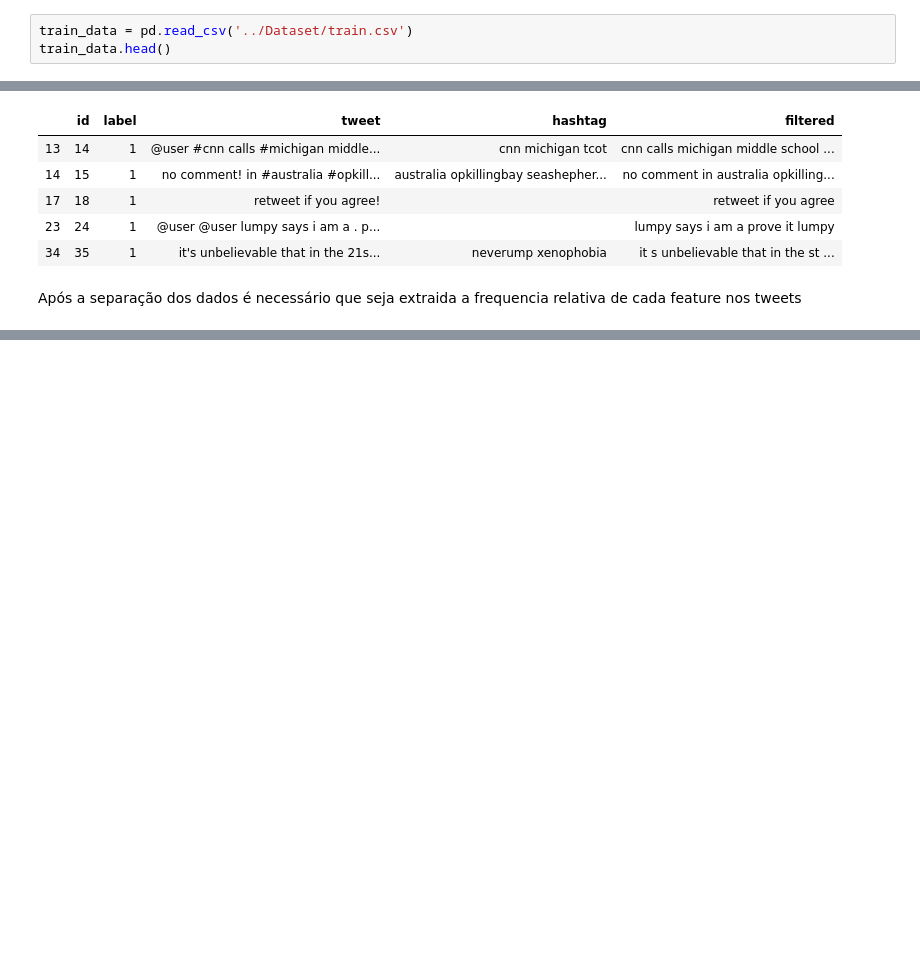
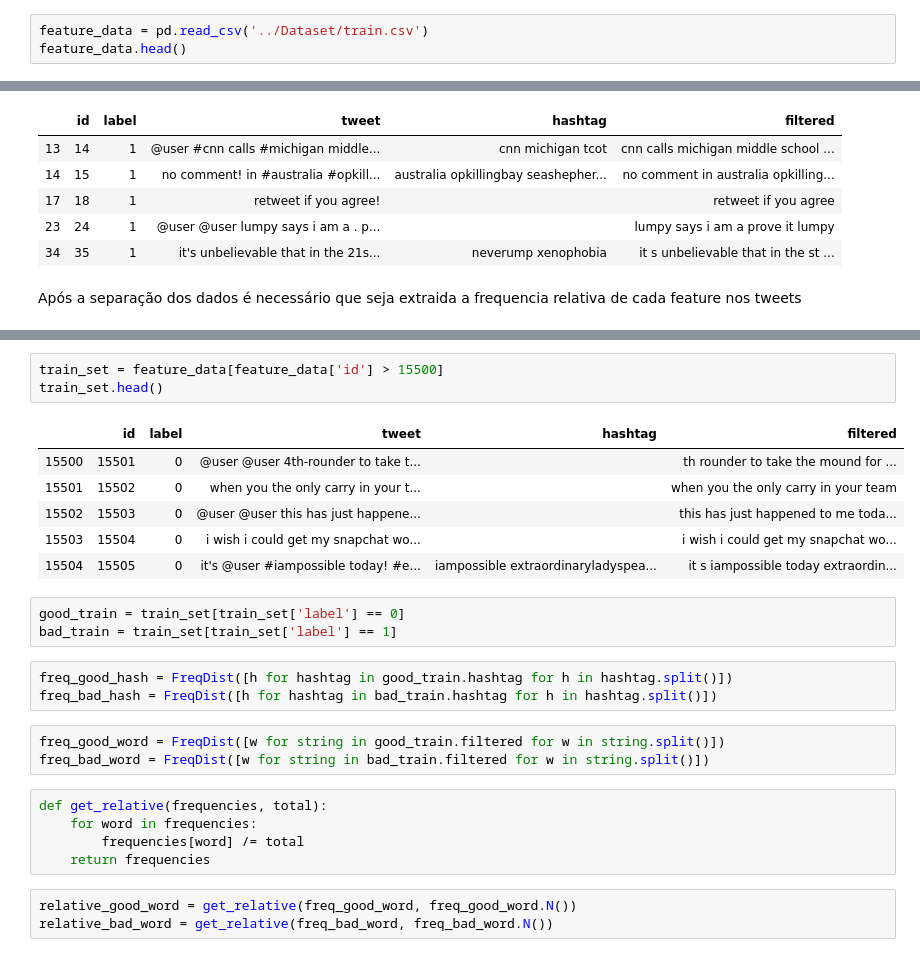
Before and after one commit to GabrielTiveron/HateSpeechClassifier, a Jupyter notebook: notebooks/HateSpeechClassifier.ipynb, the cells around one changed output, grey strips where cells are left out. Saved outputs shown, nothing was run; the diff lists cells and outputs as text; blank space fills up the shorter version.

```diff
--- a/notebooks/HateSpeechClassifier.ipynb
+++ b/notebooks/HateSpeechClassifier.ipynb
@@ -23,8 +24,8 @@ import math
 [nltk_data] Downloading package stopwords to /root/nltk_data...
 [nltk_data]   Package stopwords is already up-to-date!
 # %%
-train_data = pd.read_csv('../Dataset/train.csv')
-train_data.head()
+feature_data = pd.read_csv('../Dataset/train.csv')
+feature_data.head()
 # %% [output]
 |  | id | label | tweet |
 | 0 | 1 | 0 | @user when a father is dysfunctio... |
@@ -129,0 +148,27 @@ Após a separação dos dados é necessário que seja extraida a frequencia rela
+# %%
+train_set = feature_data[feature_data['id'] > 15500]
+train_set.head()
+# %% [output]
+|  | id | label | tweet | hashtag | filtered |
+| 15500 | 15501 | 0 | @user @user 4th-rounder to take t... |  | th rounder to take the mound for ... |
+| 15501 | 15502 | 0 | when you the only carry in your t... |  | when you the only carry in your team |
+| 15502 | 15503 | 0 | @user @user this has just happene... |  | this has just happened to me toda... |
+| 15503 | 15504 | 0 | i wish i could get my snapchat wo... |  | i wish i could get my snapchat wo... |
+| 15504 | 15505 | 0 | it's @user #iampossible today! #e... | iampossible extraordinaryladyspea... | it s iampossible today extraordin... |
+# %%
+good_train = train_set[train_set['label'] == 0]
+bad_train = train_set[train_set['label'] == 1]
+# %%
+freq_good_hash = FreqDist([h for hashtag in good_train.hashtag for h in hashtag.split()])
+freq_bad_hash = FreqDist([h for hashtag in bad_train.hashtag for h in hashtag.split()])
+# %%
+freq_good_word = FreqDist([w for string in good_train.filtered for w in string.split()])
+freq_bad_word = FreqDist([w for string in bad_train.filtered for w in string.split()])
+# %%
+def get_relative(frequencies, total):
+    for word in frequencies:
+        frequencies[word] /= total
+    return frequencies
+# %%
+relative_good_word = get_relative(freq_good_word, freq_good_word.N())
+relative_bad_word = get_relative(freq_bad_word, freq_bad_word.N())
```
Also changed, not shown: parts of 15 cells of this notebook.
